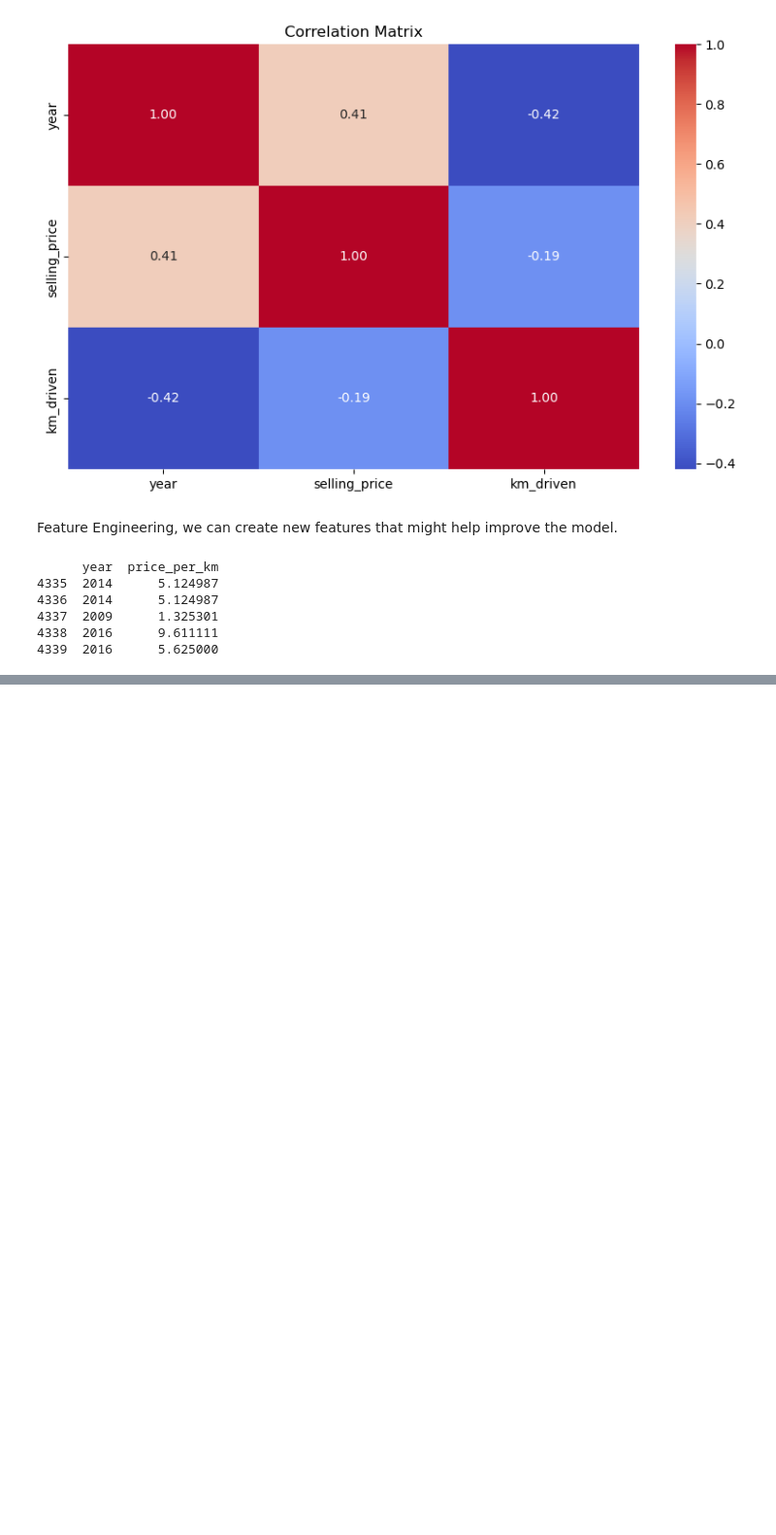
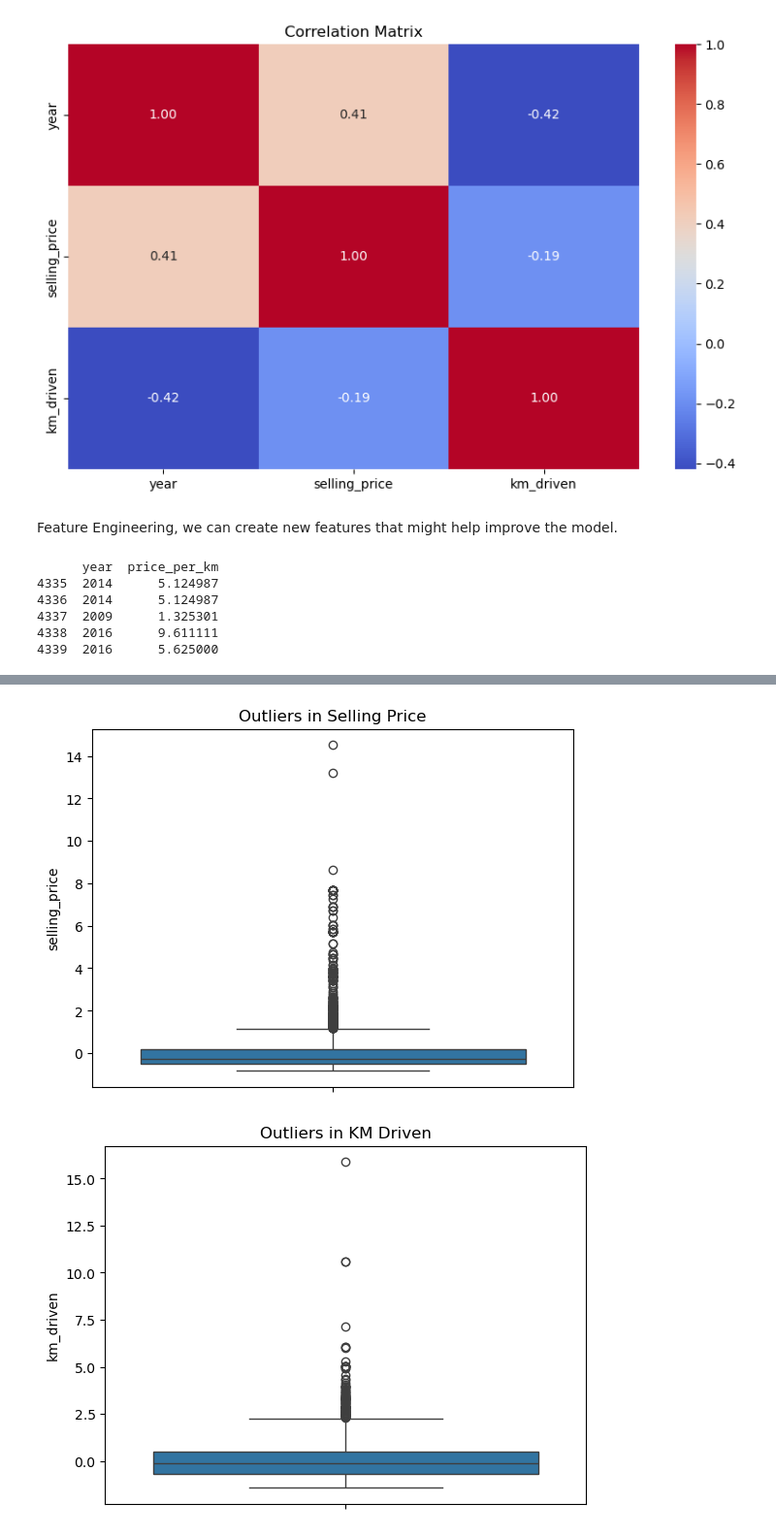
Before and after one commit to kushal111/AIML-Component-2, a Jupyter notebook: AIML.ipynb, the cells around one changed output, grey strips where cells are left out. Shown at 97% size. Drawn from its saved outputs; the diff is of its cells as text; code cells hidden in the pictures; blank space fills up the shorter version.

```diff
--- a/AIML.ipynb
+++ b/AIML.ipynb
@@ -236,0 +256,12 @@ df_encoded.head()
+# %%
+# Using StandardScaler to scale the features
+scaler = StandardScaler()
+
+# List of numerical columns to scale
+numerical_cols_to_scale = ['selling_price', 'km_driven', 'price_per_km']
+
+# Apply scaling
+df_encoded[numerical_cols_to_scale] = scaler.fit_transform(df_encoded[numerical_cols_to_scale])
+
+# Display the scaled DataFrame
+df_encoded.head()
@@ -236,0 +275,12 @@ df_encoded.head()
+# %%
+# Visualize numerical columns for outliers using boxplots
+sns.boxplot(data=df_encoded['selling_price'])
+plt.title('Outliers in Selling Price')
+plt.show()
+
+sns.boxplot(data=df_encoded['km_driven'])
+plt.title('Outliers in KM Driven')
+plt.show()
+# %% [output]
+[figure, added]
+[figure, added]
```
Also changed, not shown: parts of 5 cells of this notebook.
